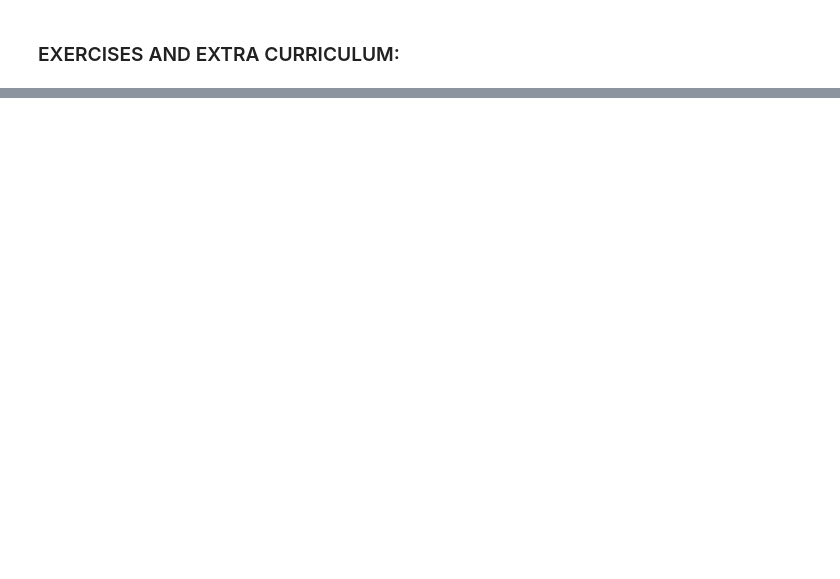
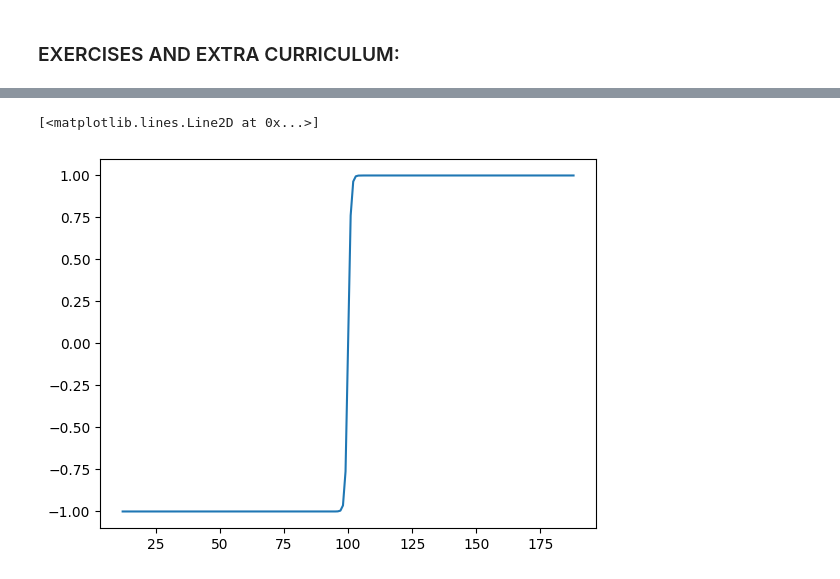
Before and after one commit to samuelj1323/ML_Learning, a Jupyter notebook: Multi_class_data.ipynb, the cells around one changed output, grey strips where cells are left out. Cells and saved outputs as stored; diff of their text form; code cells hidden in the pictures; blank space fills up the shorter version.

```diff
--- a/Multi_class_data.ipynb
+++ b/Multi_class_data.ipynb
@@ -245,0 +509,7 @@ tensor(0.2350)
+# %%
+def tanh(z):
+  return (torch.exp(z) - torch.exp(-z)) / (torch.exp(z) + torch.exp(-z))
+plt.plot(tanh(straight_line))
+# %% [output]
+[<matplotlib.lines.Line2D at 0x...>]
+[figure, added]
```
Also changed, not shown: parts of 27 cells of this notebook.
